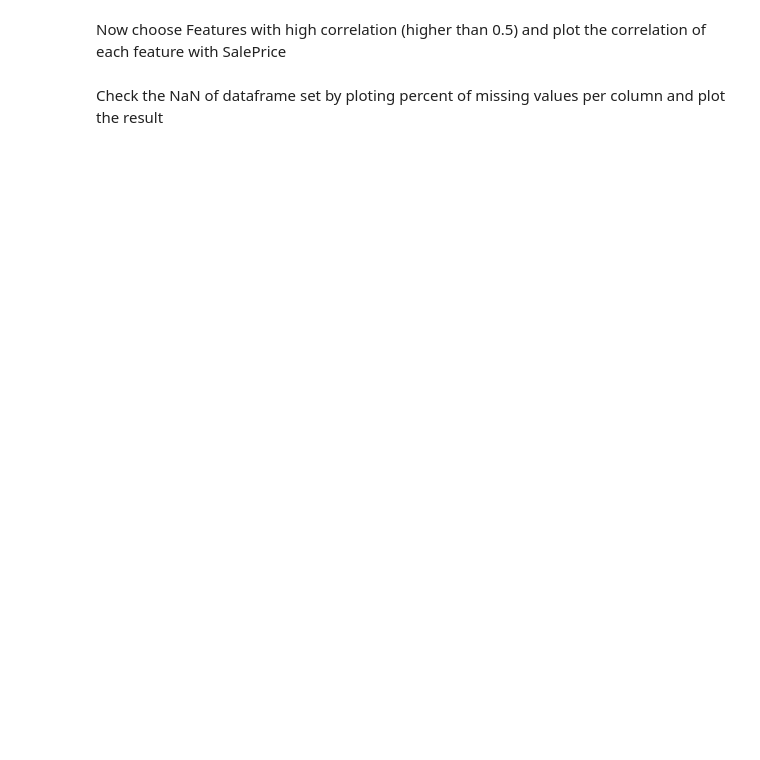
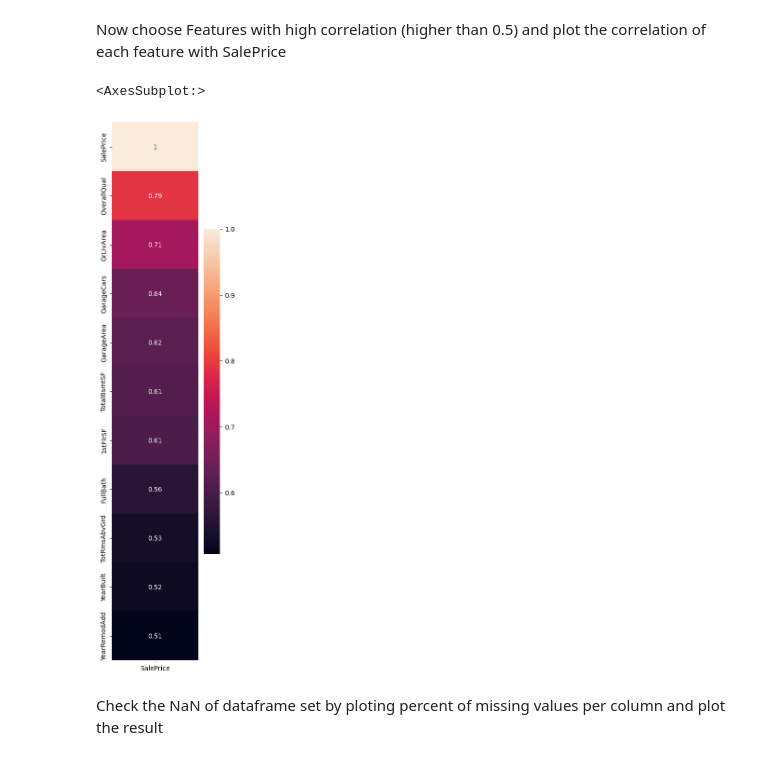
Before and after one commit to SBUDataAnalysis/hw5-javadghorbani78, a Jupyter notebook: set_05.ipynb, the cells around one changed output. Saved outputs shown, nothing was run; the diff lists cells and outputs as text; code cells hidden in the pictures; blank space fills up the shorter version.

```diff
--- a/set_05.ipynb
+++ b/set_05.ipynb
@@ -289,2 +329,9 @@ Now choose Features with high correlation (higher than 0.5) and plot the correla
+# %%
+correlated_cols = num_data_corr.SalePrice[num_data_corr.SalePrice > 0.5].keys()
+plt.figure(figsize = (3, 15))
+sns.heatmap(num_data[correlated_cols].corr()[["SalePrice"]].sort_values("SalePrice", ascending=False), annot=True)
+# %% [output]
+<AxesSubplot:>
+[figure, added]
 # %% [markdown]
 Check the NaN of dataframe set by ploting percent of missing values per column and plot the result
```
Also changed, not shown: parts of 22 cells of this notebook.
